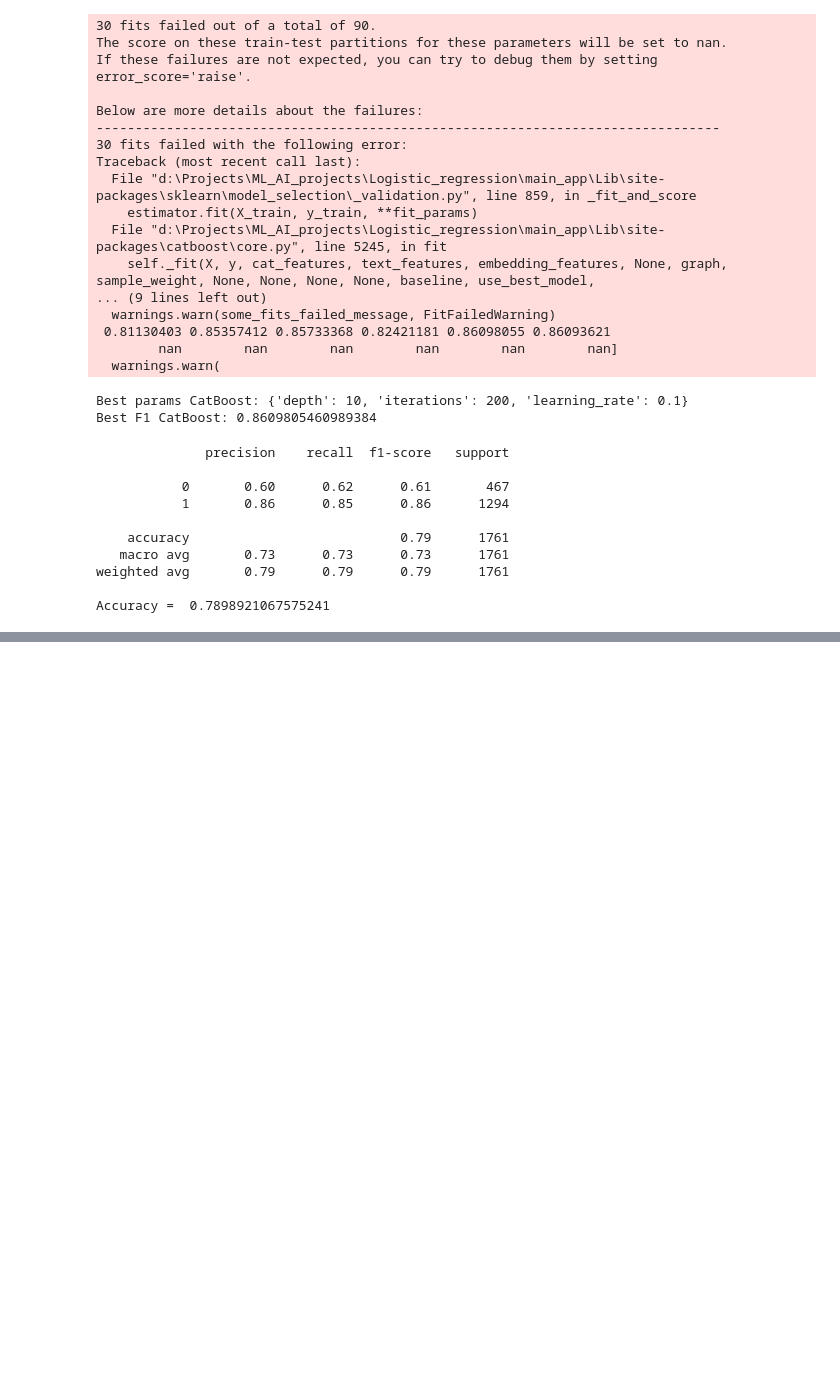
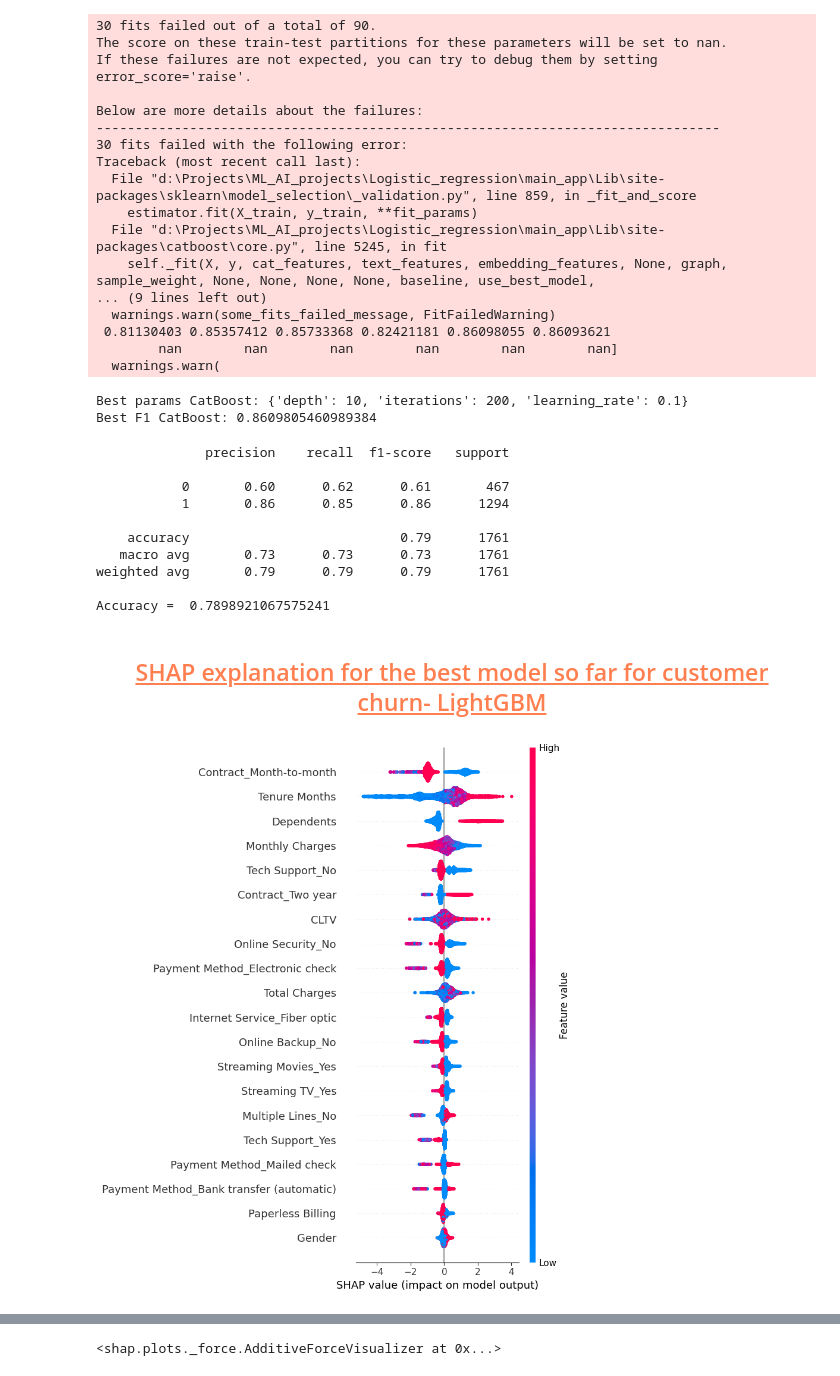
Before and after one commit to rishabh-chaudhary-ai/logistic-churn-prediction, a Jupyter notebook: app/app.ipynb, the cells around one changed output, grey strips where cells are left out. Cells and saved outputs as stored; diff of their text form; code cells hidden in the pictures; blank space fills up the shorter version.

Commit message:
Used SHAP for business analytics and concluding the customer churn classification

```diff
--- a/app/app.ipynb
+++ b/app/app.ipynb
@@ -877,3 +877,14 @@ print("Accuracy = ", accuracy_score(y_test, y_pred_lgmb))
 weighted avg       0.79      0.79      0.79      1761
 
 Accuracy =  0.7898921067575241
+# %% [markdown]
+<h2><span style="color:coral"><u><center>SHAP explanation for the best model so far for customer churn- LightGBM</center></u></span></h2>
+# %%
+import shap
+explainer = shap.TreeExplainer(grid_lgbm.best_estimator_)
+shap_values = explainer.shap_values(x_train_smote)
+shap.summary_plot(shap_values, x_train_smote)
+shap.initjs()
+shap.force_plot(explainer.expected_value, shap_values[0,:], x_train_smote.iloc[0,:])
+# %% [output]
+[figure, added]
@@ -879,0 +892 @@ Accuracy =  0.7898921067575241
+<shap.plots._force.AdditiveForceVisualizer at 0x...>
```
Also changed, not shown: parts of 1 cell of this notebook, 1 other file.
